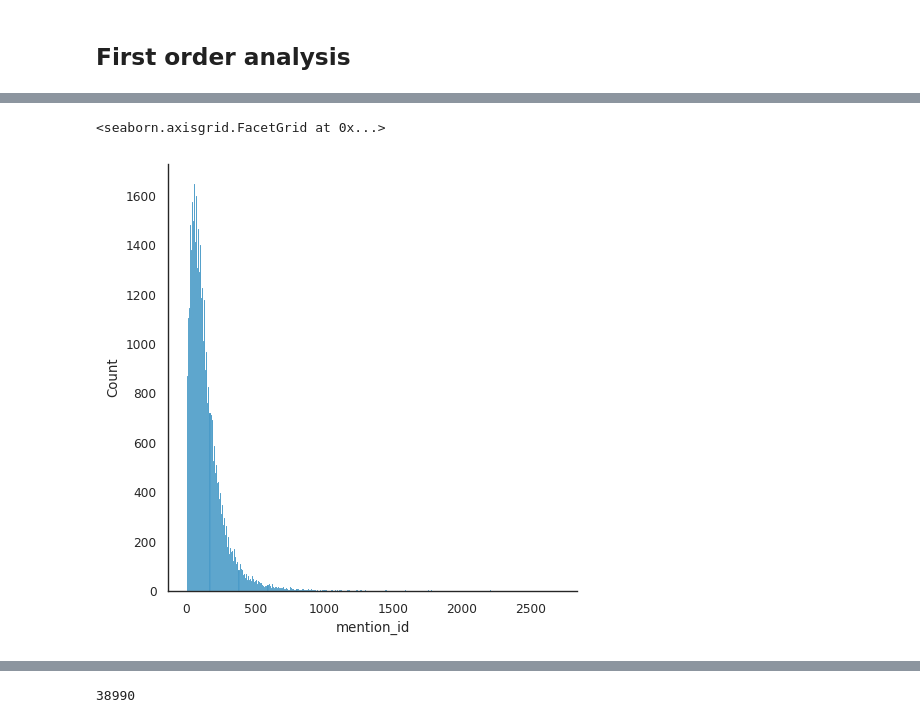
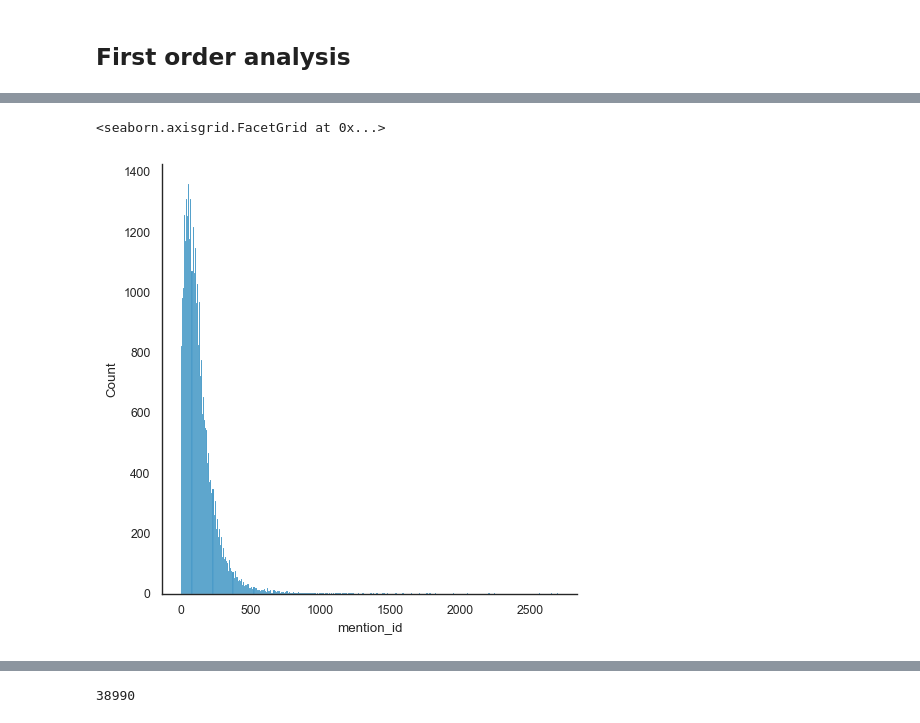
Before and after one commit to rscohen2/historical_fashion_aesthetics, a Jupyter notebook: notebooks/fashion_gender_classifier.ipynb, the cells around one changed output, grey strips where cells are left out. Cells and saved outputs as stored; diff of their text form; code cells hidden in the pictures.

```diff
--- a/notebooks/fashion_gender_classifier.ipynb
+++ b/notebooks/fashion_gender_classifier.ipynb
@@ -161,6 +182,8 @@ merged_no_dupe = (
 merged_no_dupe.to_parquet("../data/final_for_analysis.parquet")
 # %%
 merged_no_dupe.sample(100_000).to_parquet("../data/sample_for_analysis.parquet")
+# %%
+merged_no_dupe = pd.read_parquet("../data/final_for_analysis.parquet")
 # %% [markdown]
 ## Pronoun extraction comparison
 # %%
@@ -282,10 +305,10 @@ min          1.000000
 max       2701.000000
 Name: mention_id, dtype: float64
 # %%
-sns.displot(merged.groupby(level="book_id").mention_id.nunique())
+sns.displot(merged_no_dupe.groupby(level="book_id").mention_id.nunique())
 # %% [output]
 <seaborn.axisgrid.FacetGrid at 0x...>
-[figure, old version]
+[figure, new version]
 # %%
 import vl_convert as vlc
 # %%
```
Also changed, not shown: parts of 32 cells of this notebook, 10 other files.
